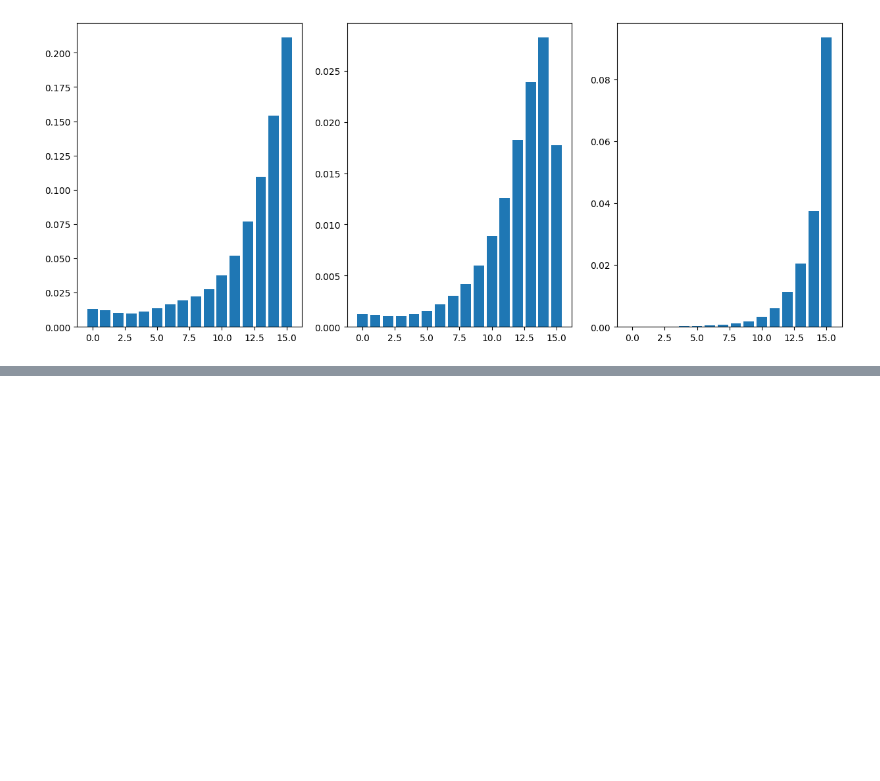
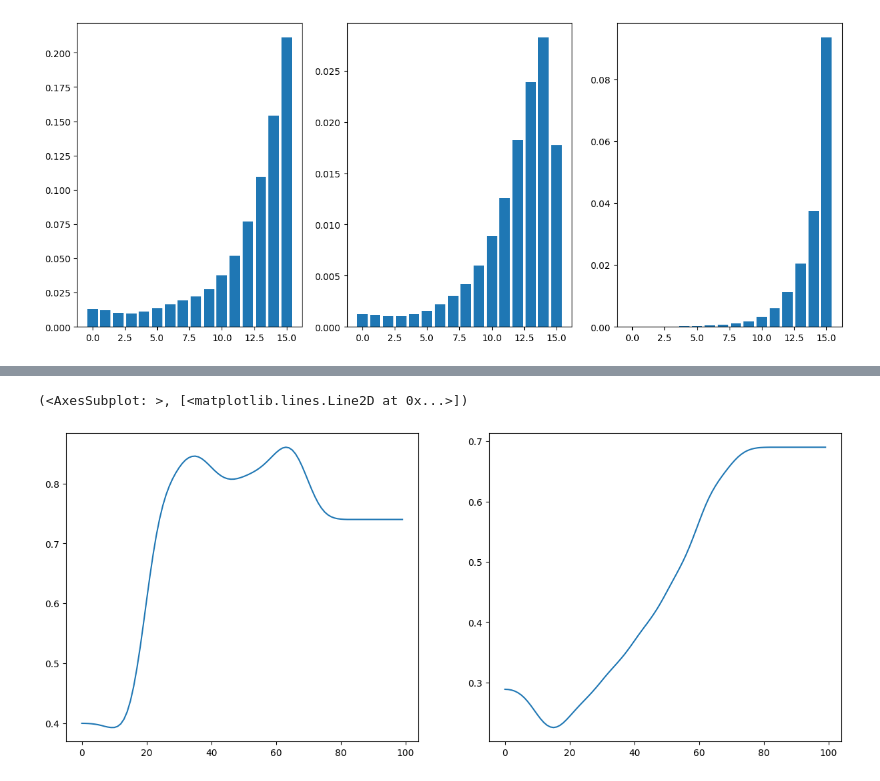
Before and after one commit to blairyeung/Commuting_TSF_SARS-Cov-2_model_master, a Jupyter notebook: Model/Supplementary_data.ipynb, the cells around one changed output, grey strips where cells are left out. Cells and saved outputs as stored; diff of their text form; code cells hidden in the pictures; blank space fills up the shorter version.

```diff
--- a/Model/Supplementary_data.ipynb
+++ b/Model/Supplementary_data.ipynb
@@ -146,3 +161,11 @@ clinical_stratified = stratification(raw=clinical)
+# %%
+plt.figure(figsize=(15,6))
+plt.subplot()
+plt.subplot(1,2,1), plt.plot(susceptibility)
+plt.subplot(1,2,2), plt.plot(clinical)
+# %% [output]
+(<AxesSubplot: >, [<matplotlib.lines.Line2D at 0x...>])
+[figure, added]
 # %%
 plt.figure(figsize=(15,6))
 plt.subplot()
```
Also changed, not shown: parts of 5 cells of this notebook, 8 other files.
